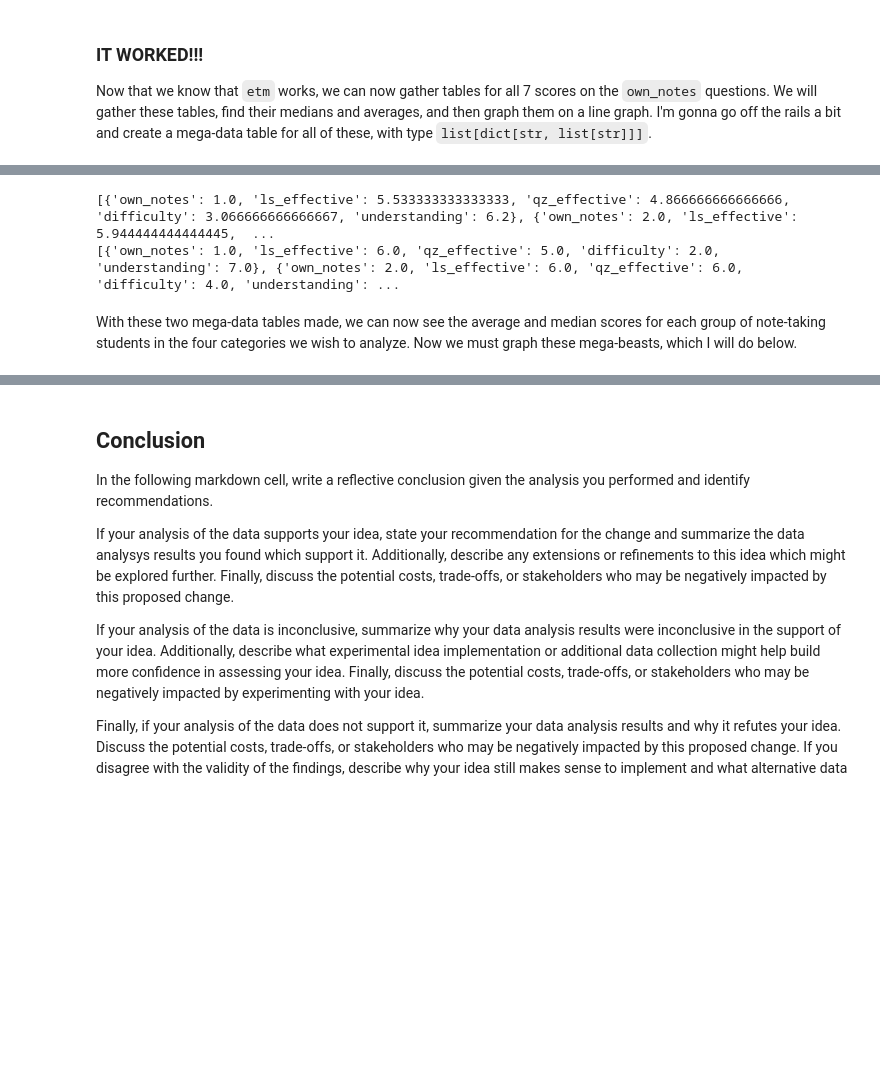
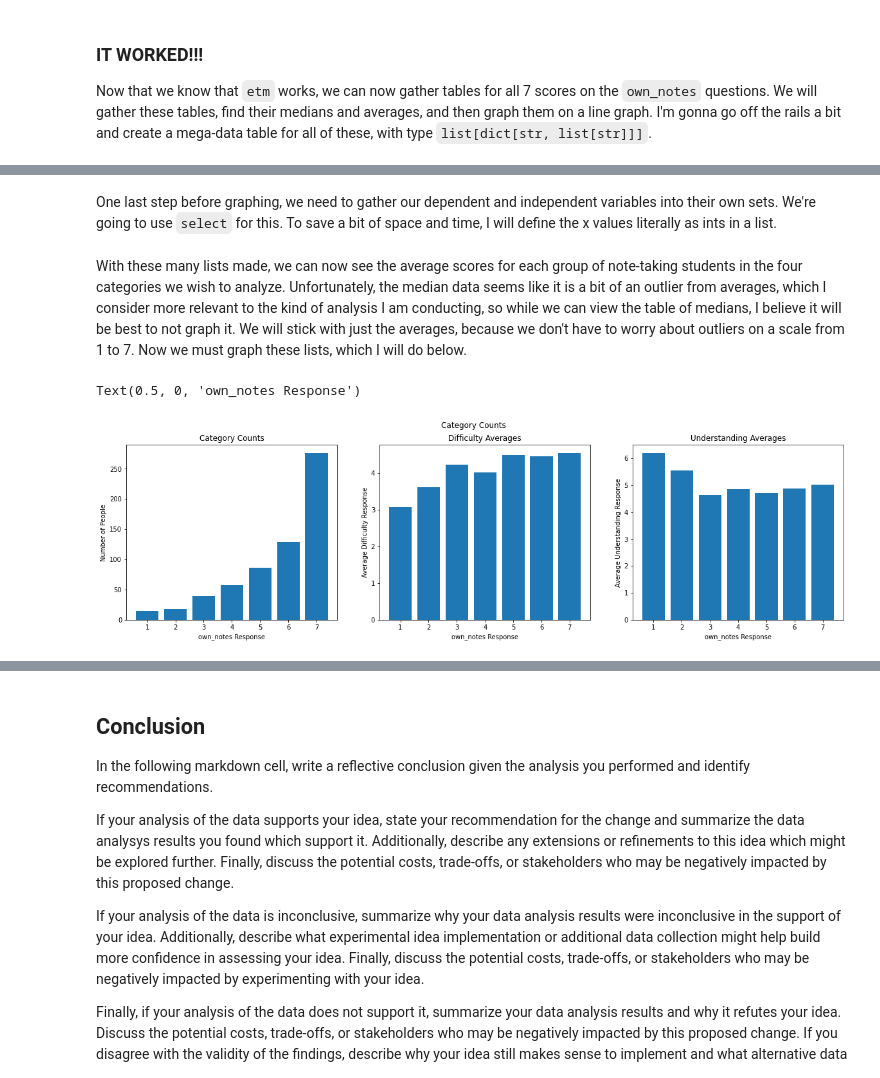
Before and after one commit to benjabenn/comp110-22s-workspace, a Jupyter notebook: exercises/ex08/analysis.ipynb, the cells around one changed output, grey strips where cells are left out. Cells and saved outputs as stored; diff of their text form; code cells hidden in the pictures; blank space fills up the shorter version.

```diff
--- a/exercises/ex08/analysis.ipynb
+++ b/exercises/ex08/analysis.ipynb
@@ -94,4 +94,4 @@ To ensure the relevance of this analysis to a reasonable portion of the surveyed
 # %%
-levels_of_note_taking: dict[str, int] = count(selected_survey_data["own_notes"])
+levels_of_note_taking: dict[str, int] = count(sorted(selected_survey_data["own_notes"]))
 print(levels_of_note_taking)
 # %% [output]
@@ -138,8 +138,7 @@ for dicts in mega_data:
         median_dicts[keys] = median_floats
     median_mega_data.append(median_dicts)
 
-print(average_mega_data)
-print(median_mega_data)
+# print(average_mega_data)
+# print(median_mega_data)
-# %% [output]
-[{'own_notes': 1.0, 'ls_effective': 5.533333333333333, 'qz_effective': 4.866666666666666, 'difficulty': 3.066666666666667, 'understanding': 6.2}, {'own_notes': 2.0, 'ls_effective': 5.944444444444445,  ...
-[{'own_notes': 1.0, 'ls_effective': 6.0, 'qz_effective': 5.0, 'difficulty': 2.0, 'understanding': 7.0}, {'own_notes': 2.0, 'ls_effective': 6.0, 'qz_effective': 6.0, 'difficulty': 4.0, 'understanding': ...
+# %% [markdown]
+One last step before graphing, we need to gather our dependent and independent variables into their own sets. We're going to use `select` for this. To save a bit of space and time, I will define the x values literally as ints in a list.
@@ -146,2 +187,2 @@ print(median_mega_data)
 # %% [markdown]
-With these two mega-data tables made, we can now see the average and median scores for each group of note-taking students in the four categories we wish to analyze. Now we must graph these mega-beasts, which I will do below.
+With these many lists made, we can now see the average scores for each group of note-taking students in the four categories we wish to analyze. Unfortunately, the median data seems like it is a bit of an outlier from averages, which I consider more relevant to the kind of analysis I am conducting, so while we can view the table of medians, I believe it will be best to not graph it. We will stick with just the averages, because we don't have to worry about outliers on a scale from 1 to 7. Now we must graph these lists, which I will do below.
@@ -152,0 +189,24 @@ sns.catplot(x="own_notes"
+# %%
+from matplotlib import pyplot as plt
+import numpy as np
+
+fig, axes = plt.subplots(1, 3, figsize=(20, 5), sharey=False)
+fig.suptitle("Category Counts")
+
+axes[0].set_title("Category Counts")
+axes[0].bar(levels_of_note_taking.keys(), levels_of_note_taking.values())
+axes[0].set_ylabel("Number of People")
+axes[0].set_xlabel("own_notes Response")
+
+axes[1].set_title("Difficulty Averages")
+axes[1].bar(x_values, difficulty_averages)
+axes[1].set_ylabel("Average Difficulty Response")
+axes[1].set_xlabel("own_notes Response")
+
+axes[2].set_title("Understanding Averages")
+axes[2].bar(x_values, understanding_averages)
+axes[2].set_ylabel("Average Understanding Response")
+axes[2].set_xlabel("own_notes Response")
+# %% [output]
+Text(0.5, 0, 'own_notes Response')
+[figure, added]
```
Also changed, not shown: parts of 14 cells of this notebook, 4 other files.
